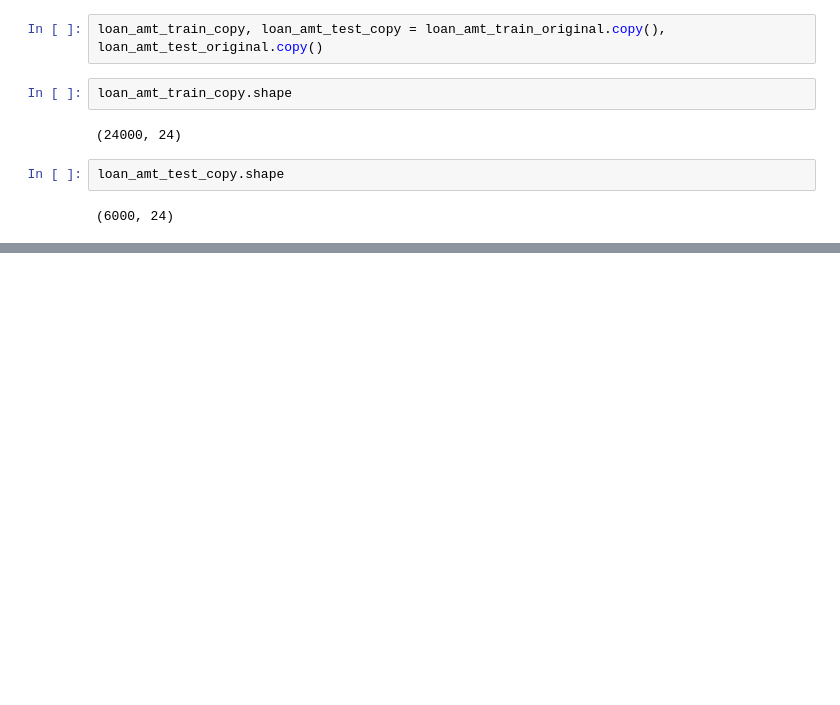
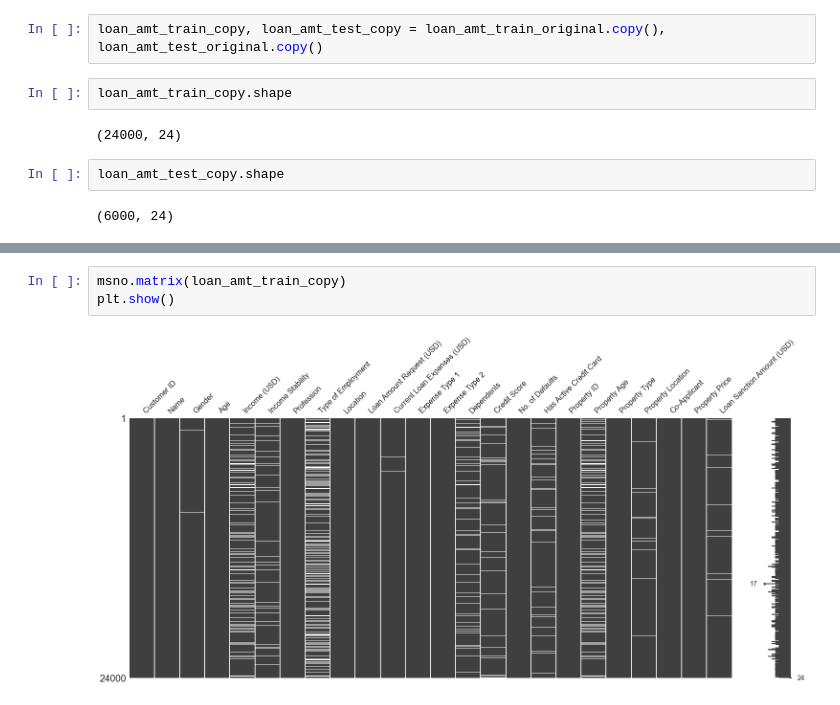
Before and after one commit to semasuka/Loan-amount-prediction-regression, a Jupyter notebook: Loan_amount_prediction.ipynb, the cells around one changed output, grey strips where cells are left out. Saved outputs shown, nothing was run; the diff lists cells and outputs as text; blank space fills up the shorter version.

```diff
--- a/Loan_amount_prediction.ipynb
+++ b/Loan_amount_prediction.ipynb
@@ -98,0 +146,5 @@ loan_amt_test_copy.shape
+# %%
+msno.matrix(loan_amt_train_copy)
+plt.show()
+# %% [output]
+[figure, added]
```
Also changed, not shown: parts of 8 cells of this notebook.
